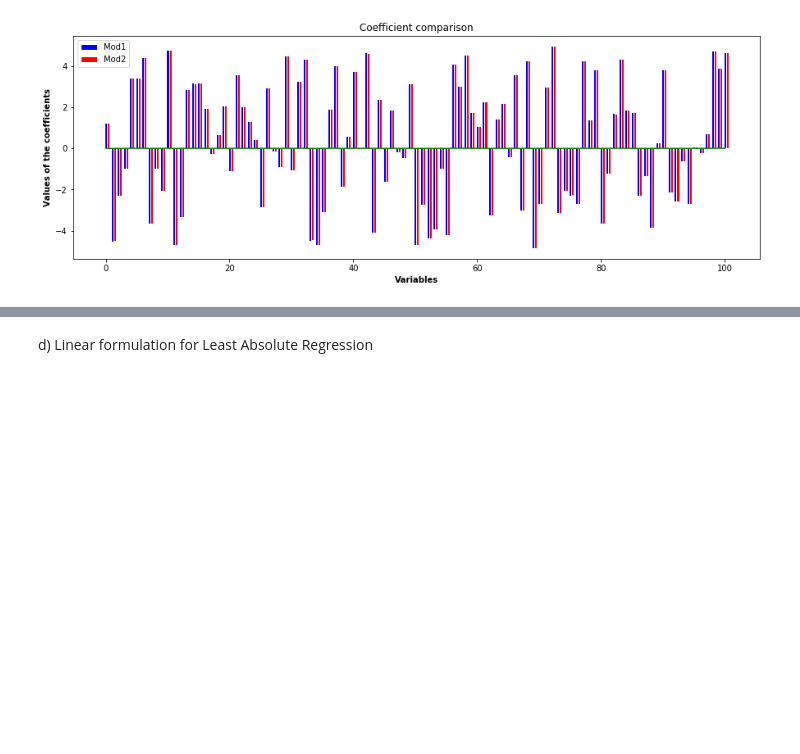
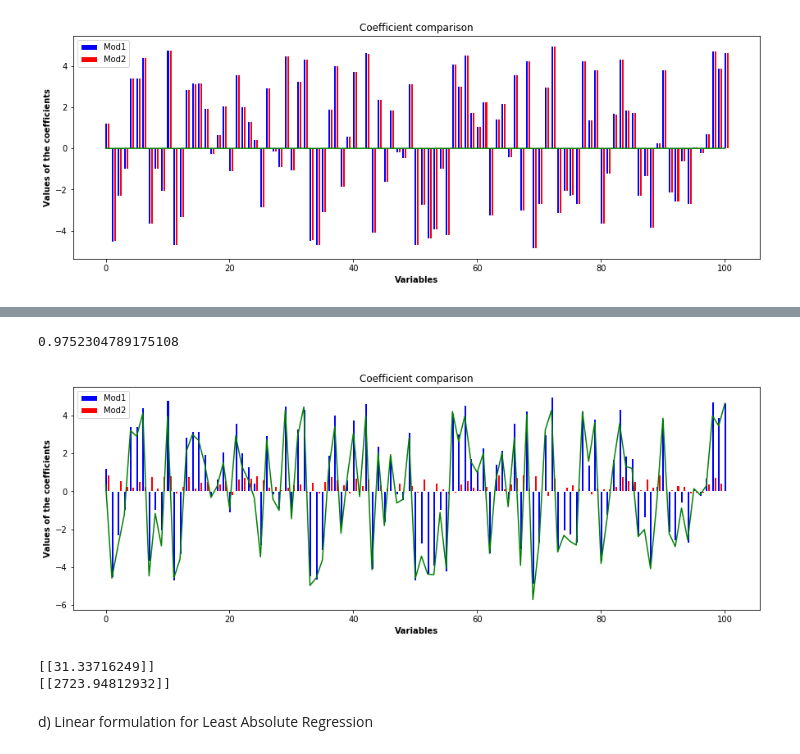
Before and after one commit to Jhdemendoza/Optimization-Project2, a Jupyter notebook: Optimization-Project2.ipynb, the cells around one changed output, grey strips where cells are left out. Cells and saved outputs as stored; diff of their text form; code cells hidden in the pictures; blank space fills up the shorter version.

```diff
--- a/Optimization-Project2.ipynb
+++ b/Optimization-Project2.ipynb
@@ -298,0 +418,27 @@ compare(beta_ls_exact, np.reshape(beta_nw, (101,1)))
+# %%
+def stochGradDesc(x, y, obj_fun, jac, lr = 1, iterations = 1000000, tol = 0.04):
+    beta_lssg = np.ones(101)
+    OF_iter=np.zeros(iterations)
+    tol_hist=np.zeros(iterations)
+    print_step = iterations/10
+    for it in range(iterations):
+        if (it%print_step == 0):
+            print(it)
+        index = np.random.choice(x.shape[0], 1)[0]
+        grad = jac(beta_lssg, np.reshape(x[index], (1,101)), y[index])
+        sigma = 0.1
+        beta = 0.1
+        while (obj_fun(beta_lssg+lr*(-grad), x, y) > least_sq_reg(beta_lssg,x,y)+lr*sigma*np.dot(grad,-grad)):
+            lr=lr*beta
+        beta_lssg = beta_lssg+lr*(-grad)
+        OF_iter[it] = obj_fun(beta_lssg,x,y)
+        tol_val = np.linalg.norm(beta_ls_exact.T-beta_lssg,ord=2)/np.linalg.norm(beta_ls_exact.T,ord=2)
+        tol_hist[it] = tol_val
+        if (tol_val < tol):
+            break
+    return (beta_lssg, OF_iter, tol_hist)
+
+time_start = time.clock()
+(beta_sgd, of_sgd, tol_sgd) = stochGradDesc(x, y, least_sq_reg, least_sq_reg_der)
+time_elapsed = (time.clock() - time_start)
+print('time elapsed=',time_elapsed)
@@ -299,2 +457,14 @@ compare(beta_ls_exact, np.reshape(beta_nw, (101,1)))
+# %%
+print(min(tol_sgd[tol_sgd>0]))
+compare(beta_ls_exact, np.reshape(beta_sgd, (101,1)))
+# %% [output]
+0.9752304789175108
+[figure, added]
+# %%
+print(np.sqrt(least_sq_reg(x=x,y=y,beta_ls=np.reshape(beta_ls_exact,(1,101)))))
+print(np.sqrt(least_sq_reg(x=x,y=y,beta_ls=beta_sgd)))
+# %% [output]
+[[31.33716249]]
+[[2723.94812932]]
 # %% [markdown]
 d) Linear formulation for Least Absolute Regression
```
Also changed, not shown: parts of 20 cells of this notebook.
